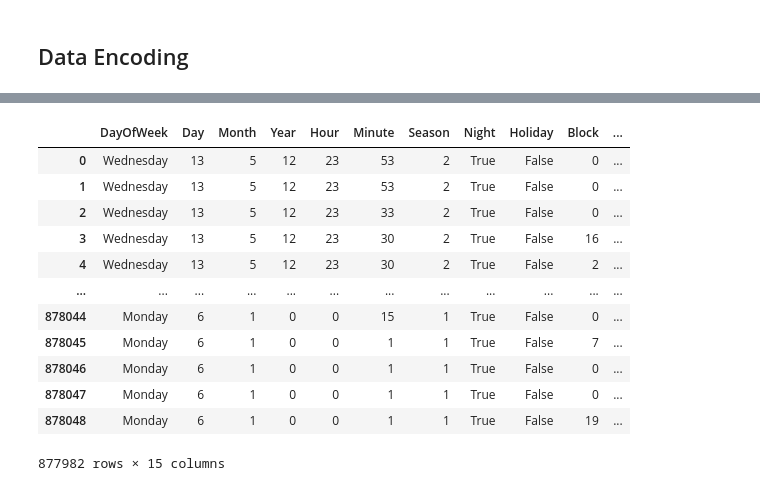
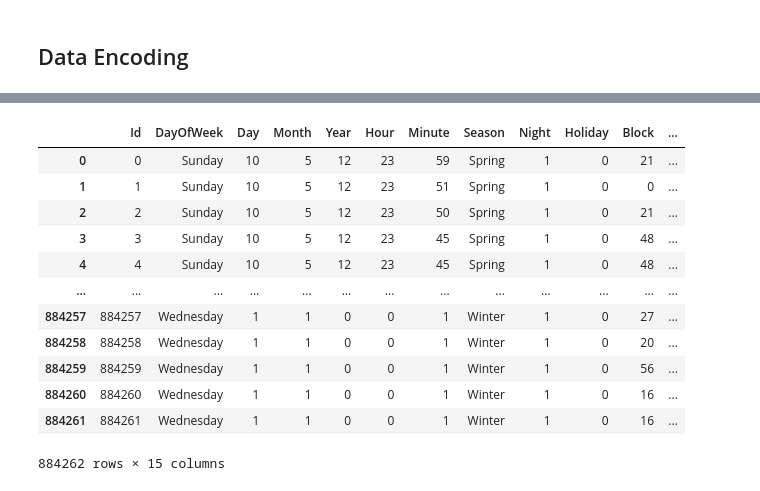
Before and after one commit to hannesharnisch/kaggle-sf-crime, a Jupyter notebook: sf-crime-prediction.ipynb, the cells around one changed output, grey strips where cells are left out. Saved outputs shown, nothing was run; the diff lists cells and outputs as text; code cells hidden in the pictures.

```diff
--- a/sf-crime-prediction.ipynb
+++ b/sf-crime-prediction.ipynb
@@ -227,6 +225,2 @@ train.head()
 # %% [markdown]
 ## Data Encoding
-# %%
-train['Year'] = train['Year'] - (train['Year'].min())
-test['Year'] = test['Year'] - (test['Year'].min())
-train
@@ -247,22 +227,21 @@ train
-# %%
-pd_districts = {'SOUTHERN':0, 'MISSION':1, 'NORTHERN':2, 'CENTRAL':3, 'BAYVIEW':4, 'INGLESIDE':5,
-                'TENDERLOIN':6, 'TARAVAL':7, 'PARK':8, 'RICHMOND':9}
-
-train.replace({'PdDistrict': pd_districts}, inplace=True)
-test.replace({'PdDistrict': pd_districts}, inplace=True)
-
-train
-# %% [output]
-|  | DayOfWeek | Day | Month | Year | Hour | Minute | Season | Night | Holiday | Block | ... |
-| 0 | Wednesday | 13 | 5 | 12 | 23 | 53 | 2 | True | False | 0 | ... |
-| 1 | Wednesday | 13 | 5 | 12 | 23 | 53 | 2 | True | False | 0 | ... |
-| 2 | Wednesday | 13 | 5 | 12 | 23 | 33 | 2 | True | False | 0 | ... |
-| 3 | Wednesday | 13 | 5 | 12 | 23 | 30 | 2 | True | False | 16 | ... |
-| 4 | Wednesday | 13 | 5 | 12 | 23 | 30 | 2 | True | False | 2 | ... |
-| ... | ... | ... | ... | ... | ... | ... | ... | ... | ... | ... | ... |
-| 878044 | Monday | 6 | 1 | 0 | 0 | 15 | 1 | True | False | 0 | ... |
-| 878045 | Monday | 6 | 1 | 0 | 0 | 1 | 1 | True | False | 7 | ... |
-| 878046 | Monday | 6 | 1 | 0 | 0 | 1 | 1 | True | False | 0 | ... |
-| 878047 | Monday | 6 | 1 | 0 | 0 | 1 | 1 | True | False | 0 | ... |
-| 878048 | Monday | 6 | 1 | 0 | 0 | 1 | 1 | True | False | 19 | ... |
-877982 rows × 15 columns
+# %%
+encoded_train = train.copy()
+encoded_test = test.copy()
+
+encoded_train['Year'] = encoded_train['Year'] - (encoded_train['Year'].min())
+encoded_test['Year'] = encoded_test['Year'] - (encoded_test['Year'].min())
+encoded_test
+# %% [output]
+|  | Id | DayOfWeek | Day | Month | Year | Hour | Minute | Season | Night | Holiday | Block | ... |
+| 0 | 0 | Sunday | 10 | 5 | 12 | 23 | 59 | Spring | 1 | 0 | 21 | ... |
+| 1 | 1 | Sunday | 10 | 5 | 12 | 23 | 51 | Spring | 1 | 0 | 0 | ... |
+| 2 | 2 | Sunday | 10 | 5 | 12 | 23 | 50 | Spring | 1 | 0 | 21 | ... |
+| 3 | 3 | Sunday | 10 | 5 | 12 | 23 | 45 | Spring | 1 | 0 | 48 | ... |
+| 4 | 4 | Sunday | 10 | 5 | 12 | 23 | 45 | Spring | 1 | 0 | 48 | ... |
+| ... | ... | ... | ... | ... | ... | ... | ... | ... | ... | ... | ... | ... |
+| 884257 | 884257 | Wednesday | 1 | 1 | 0 | 0 | 1 | Winter | 1 | 0 | 27 | ... |
+| 884258 | 884258 | Wednesday | 1 | 1 | 0 | 0 | 1 | Winter | 1 | 0 | 20 | ... |
+| 884259 | 884259 | Wednesday | 1 | 1 | 0 | 0 | 1 | Winter | 1 | 0 | 56 | ... |
+| 884260 | 884260 | Wednesday | 1 | 1 | 0 | 0 | 1 | Winter | 1 | 0 | 16 | ... |
+| 884261 | 884261 | Wednesday | 1 | 1 | 0 | 0 | 1 | Winter | 1 | 0 | 16 | ... |
+884262 rows × 15 columns
```
Also changed, not shown: parts of 9 cells of this notebook.
